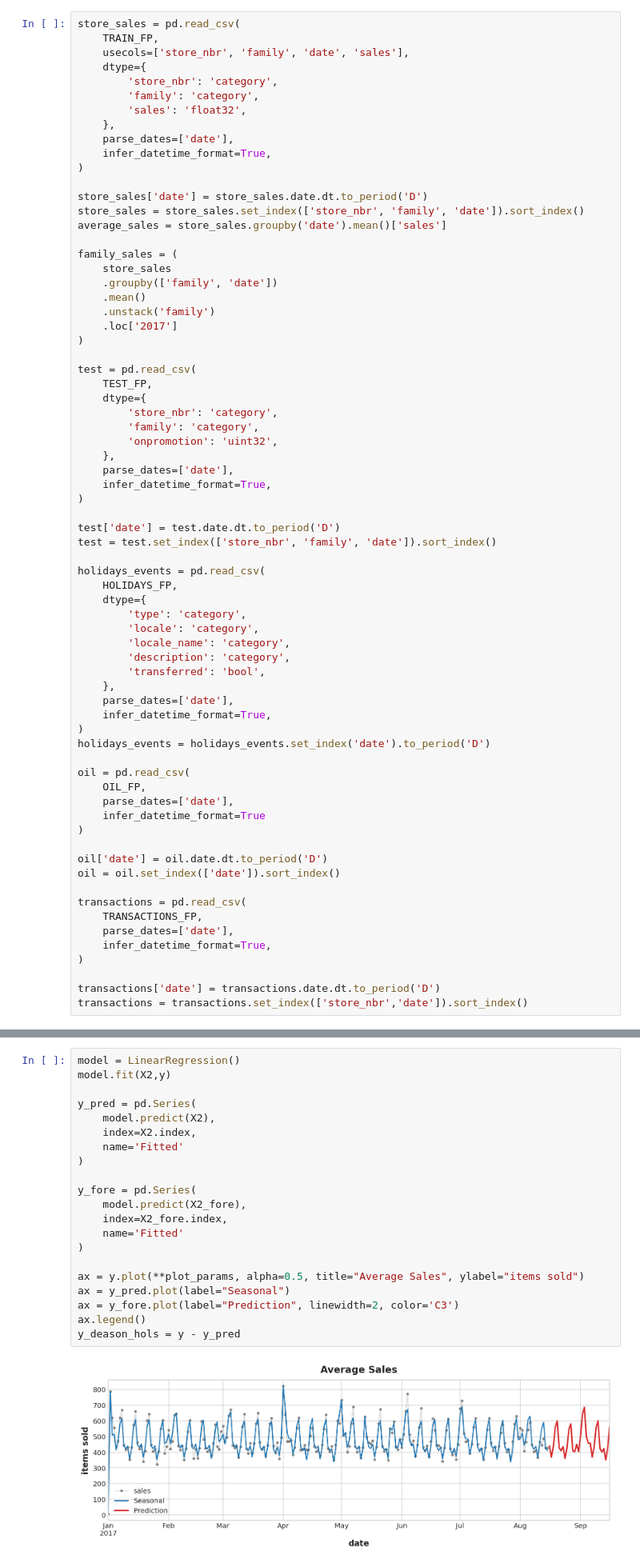
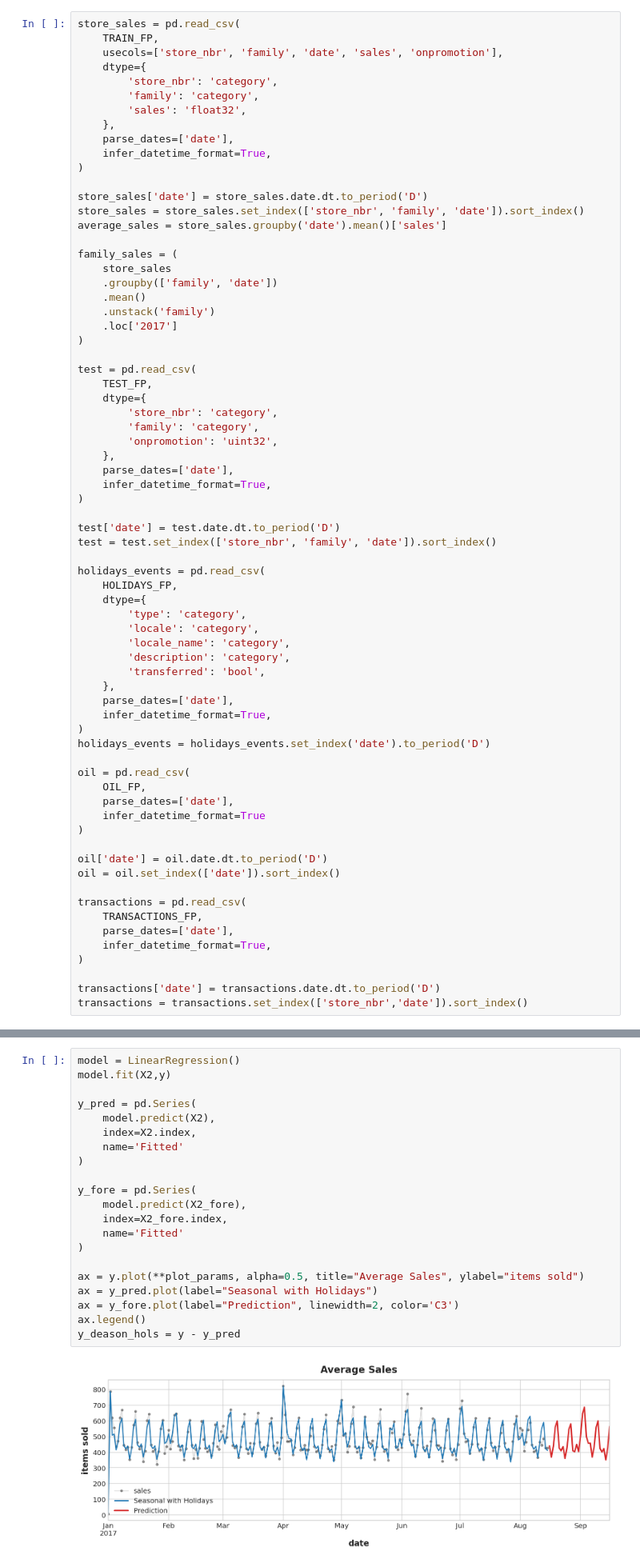
Before and after one commit to jkeogh2031/store_sales_time_series_forecasting, a Jupyter notebook: store-sales-time-series-forecasting.ipynb, the cells around one changed output, grey strips where cells are left out. Shown at 80% size. Cells and saved outputs as stored; diff of their text form.

Commit message:
Kaggle Notebook | store_sales_time_series_forecasting | Version 4

```diff
--- a/store-sales-time-series-forecasting.ipynb
+++ b/store-sales-time-series-forecasting.ipynb
@@ -51,7 +53,7 @@ TRANSACTIONS_FP = os.path.join(IN_FP, 'transactions.csv')
 # %%
 store_sales = pd.read_csv(
     TRAIN_FP,
-    usecols=['store_nbr', 'family', 'date', 'sales'],
+    usecols=['store_nbr', 'family', 'date', 'sales', 'onpromotion'],
     dtype={
         'store_nbr': 'category',
         'family': 'category',
@@ -437,26 +441,26 @@ X2_fore.head()
 # %%
 model = LinearRegression()
 model.fit(X2,y)
 
 y_pred = pd.Series(
     model.predict(X2),
     index=X2.index,
     name='Fitted'
 )
 
 y_fore = pd.Series(
     model.predict(X2_fore),
     index=X2_fore.index,
     name='Fitted'
 )
 
 ax = y.plot(**plot_params, alpha=0.5, title="Average Sales", ylabel="items sold")
-ax = y_pred.plot(label="Seasonal")
+ax = y_pred.plot(label="Seasonal with Holidays")
 ax = y_fore.plot(label="Prediction", linewidth=2, color='C3')
 ax.legend()
 y_deason_hols = y - y_pred
 # %% [output]
-[figure, old version]
+[figure, new version]
 # %% [markdown]
 ## Time Series Features
 # %% [markdown]
```
Also changed, not shown: parts of 15 cells of this notebook.
